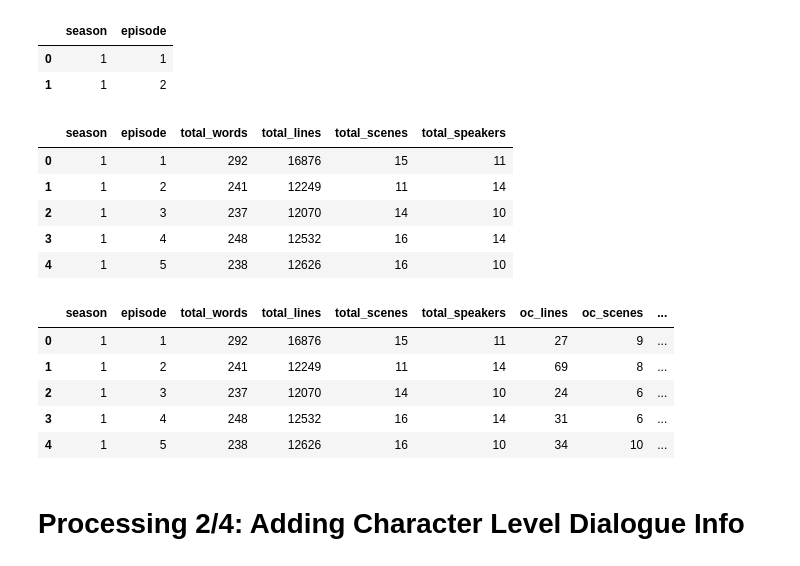
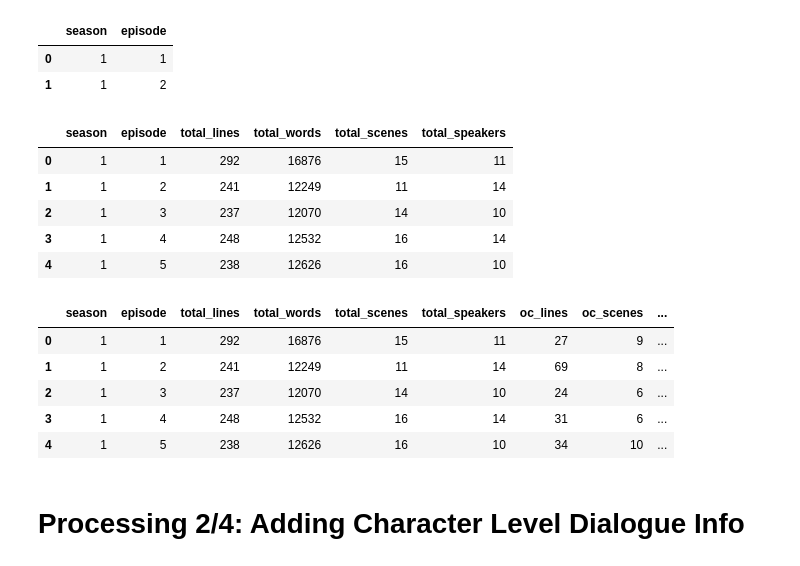
Before and after one commit to OMacgowan/episode_rating_predictor, a Jupyter notebook: main.ipynb, the cells around one changed output. Cells and saved outputs as stored; diff of their text form; code cells hidden in the pictures.

```diff
--- a/main.ipynb
+++ b/main.ipynb
@@ -86,22 +86,22 @@ jt_1.head(2)
 # %%
 #Grouped Data
 gp = all_dialogue.groupby(["season", "episode"])
 
 #Adding Total Words In Episode
-jt_1 = pd.merge(jt_1, gp["text"].size().reset_index(name="total_words"))
+jt_1 = pd.merge(jt_1, gp["text"].size().reset_index(name="total_lines"))
 
 #Adding Total Lines In Episode
-jt_1 = pd.merge(jt_1, gp["text"].agg(sum_size).reset_index(name="total_lines"))
+jt_1 = pd.merge(jt_1, gp["text"].agg(sum_size).reset_index(name="total_words"))
 
 #Adding Total Scenes In Episode
 jt_1 = pd.merge(jt_1, gp["scene"].nunique().reset_index(name="total_scenes"))
 
 #Adding Total Speakers In Episode
 jt_1 = pd.merge(jt_1, gp["speaker"].nunique().reset_index(name="total_speakers"))
 
 jt_1.head(5)
 # %% [output]
-|  | season | episode | total_words | total_lines | total_scenes | total_speakers |
+|  | season | episode | total_lines | total_words | total_scenes | total_speakers |
 | 0 | 1 | 1 | 292 | 16876 | 15 | 11 |
 | 1 | 1 | 2 | 241 | 12249 | 11 | 14 |
 | 2 | 1 | 3 | 237 | 12070 | 14 | 10 |
@@ -128,7 +128,7 @@ jt_1 = pd.merge(jt_1, gp["text"].size().reset_index(name="oc_exclam"))
 
 jt_1.head(5)
 # %% [output]
-|  | season | episode | total_words | total_lines | total_scenes | total_speakers | oc_lines | oc_scenes | ... |
+|  | season | episode | total_lines | total_words | total_scenes | total_speakers | oc_lines | oc_scenes | ... |
 | 0 | 1 | 1 | 292 | 16876 | 15 | 11 | 27 | 9 | ... |
 | 1 | 1 | 2 | 241 | 12249 | 11 | 14 | 69 | 8 | ... |
 | 2 | 1 | 3 | 237 | 12070 | 14 | 10 | 24 | 6 | ... |
```
Also changed, not shown: parts of 3 cells of this notebook.
